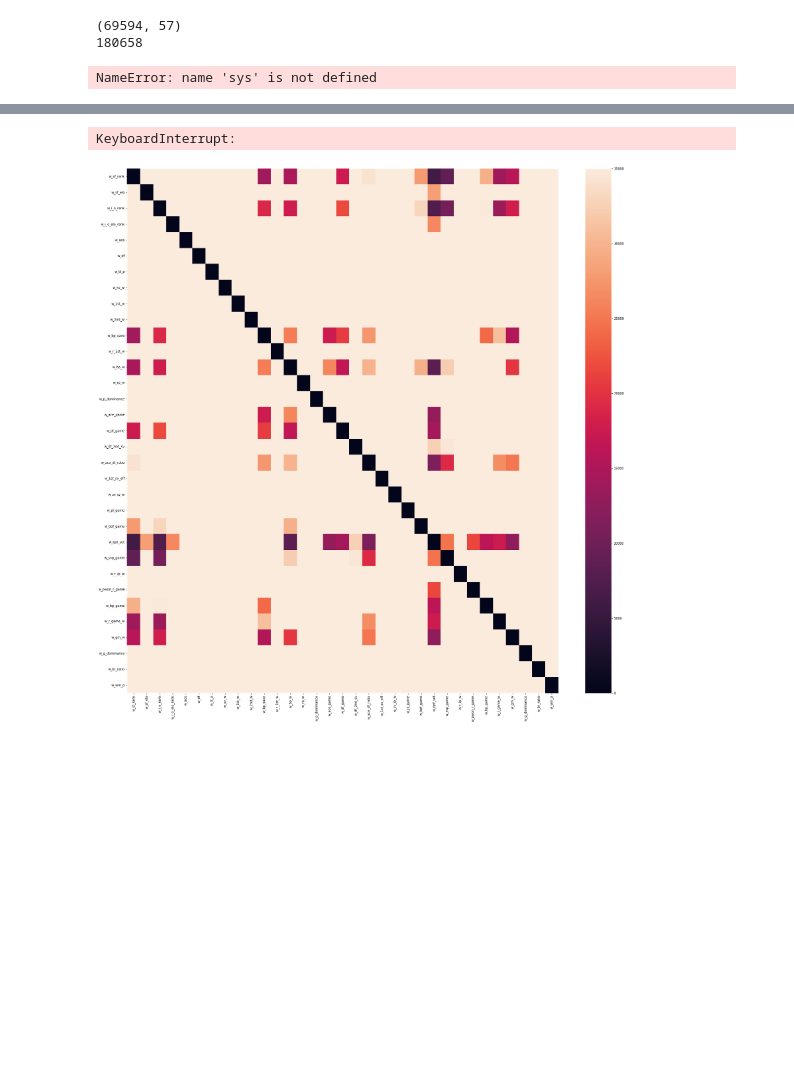
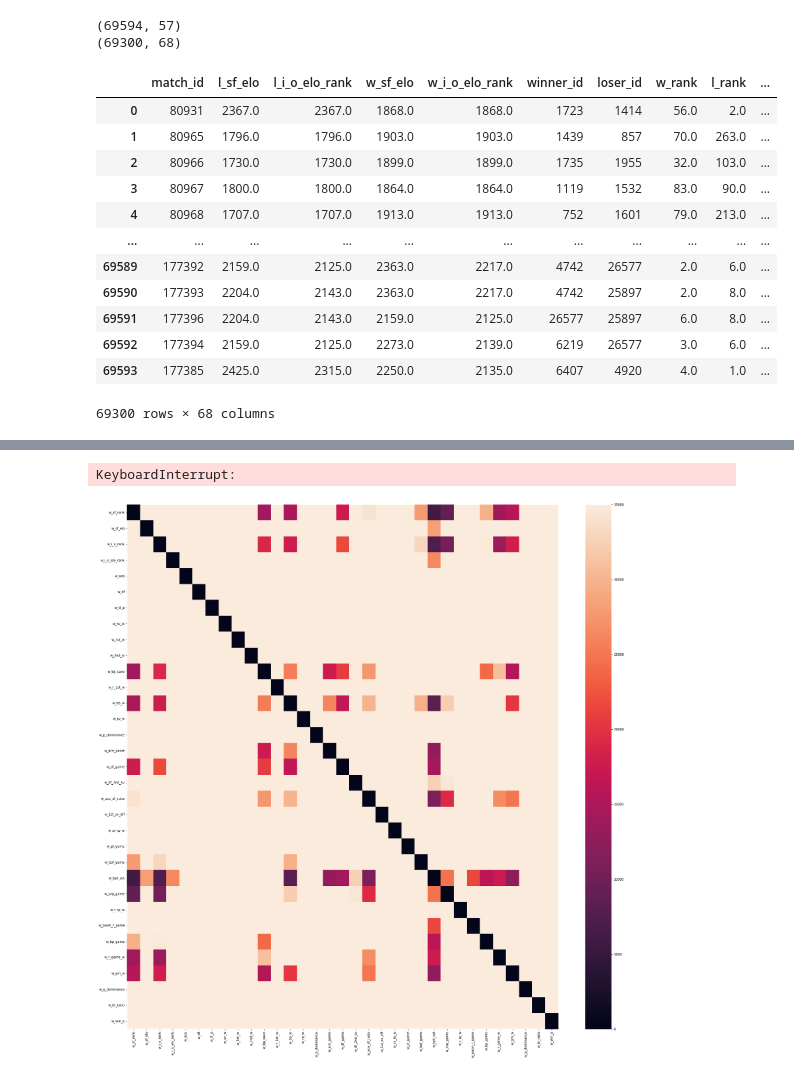
Before and after one commit to Bentgm17/TennisML, a Jupyter notebook: data_extraction/feature_tuning.ipynb, the cells around one changed output, grey strips where cells are left out. Cells and saved outputs as stored; diff of their text form; code cells hidden in the pictures; blank space fills up the shorter version.

```diff
--- a/data_extraction/feature_tuning.ipynb
+++ b/data_extraction/feature_tuning.ipynb
@@ -28,6 +28,7 @@ print(df.shape)
 data_trans = Transformation(df)
 data_trans()
 new_df=data_trans.get_dataframe()
+print(new_df.shape)
 # print(new_df.shape)
 # new_df.drop(['w_1st_in','l_1st_in','w_sv_gm_lset','l_sv_gm_lset','w_ace_set','l_ace_set','w_df_set','l_df_set','w_r_gm_w_set','l_r_gm_w_set','w_bp_set','l_bp_set','w_bpf_set','l_bpf_set'],axis=1,inplace=True)
 # new_df=new_df[~new_df.isin([np.nan, np.inf, -np.inf]).any(1)]
@@ -39,8 +40,23 @@ new_df=data_trans.get_dataframe()
 #sf is surface
 # %% [output]
 (69594, 57)
-180658
+(69300, 68)
-NameError: name 'sys' is not defined
+# %%
+display(new_df)
+# %% [output]
+|  | match_id | l_sf_elo | l_i_o_elo_rank | w_sf_elo | w_i_o_elo_rank | winner_id | loser_id | w_rank | l_rank | ... |
+| 0 | 80931 | 2367.0 | 2367.0 | 1868.0 | 1868.0 | 1723 | 1414 | 56.0 | 2.0 | ... |
+| 1 | 80965 | 1796.0 | 1796.0 | 1903.0 | 1903.0 | 1439 | 857 | 70.0 | 263.0 | ... |
+| 2 | 80966 | 1730.0 | 1730.0 | 1899.0 | 1899.0 | 1735 | 1955 | 32.0 | 103.0 | ... |
+| 3 | 80967 | 1800.0 | 1800.0 | 1864.0 | 1864.0 | 1119 | 1532 | 83.0 | 90.0 | ... |
+| 4 | 80968 | 1707.0 | 1707.0 | 1913.0 | 1913.0 | 752 | 1601 | 79.0 | 213.0 | ... |
+| ... | ... | ... | ... | ... | ... | ... | ... | ... | ... | ... |
+| 69589 | 177392 | 2159.0 | 2125.0 | 2363.0 | 2217.0 | 4742 | 26577 | 2.0 | 6.0 | ... |
+| 69590 | 177393 | 2204.0 | 2143.0 | 2363.0 | 2217.0 | 4742 | 25897 | 2.0 | 8.0 | ... |
+| 69591 | 177396 | 2204.0 | 2143.0 | 2159.0 | 2125.0 | 26577 | 25897 | 6.0 | 8.0 | ... |
+| 69592 | 177394 | 2159.0 | 2125.0 | 2273.0 | 2139.0 | 6219 | 26577 | 3.0 | 6.0 | ... |
+| 69593 | 177385 | 2425.0 | 2315.0 | 2250.0 | 2135.0 | 6407 | 4920 | 4.0 | 1.0 | ... |
+69300 rows × 68 columns
 # %%
 for column in new_df.columns:
     print(column)
```
Also changed, not shown: parts of 5 cells of this notebook, 10 other files.
